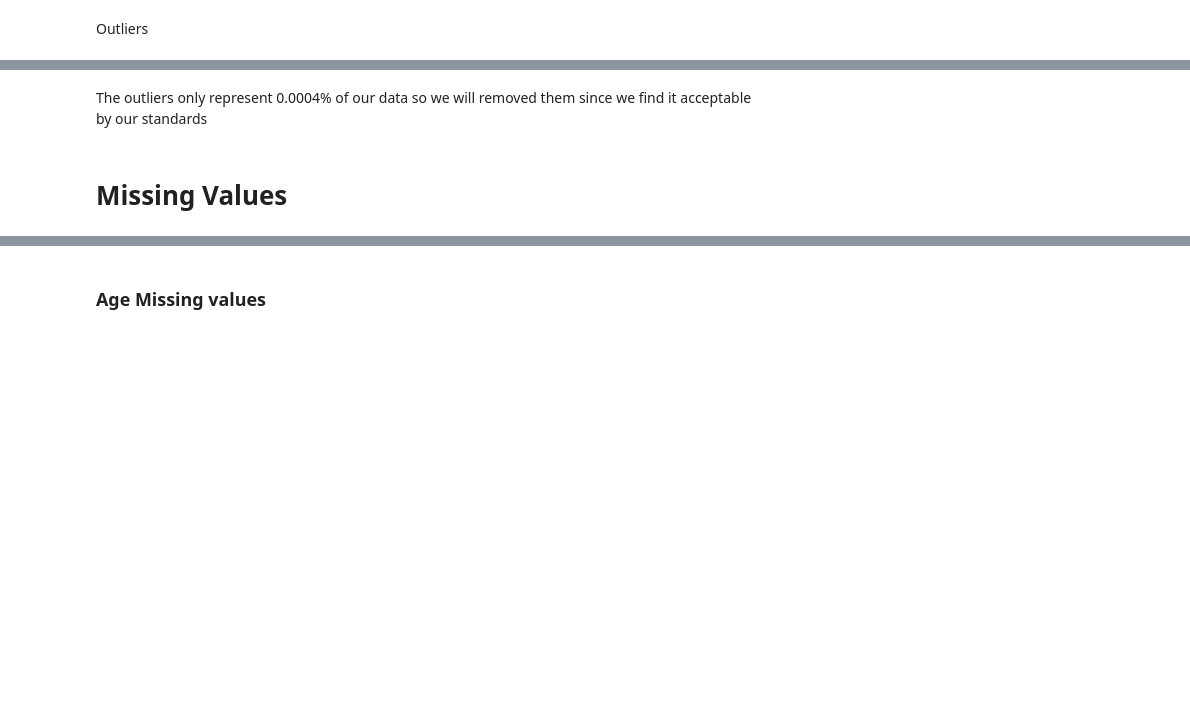
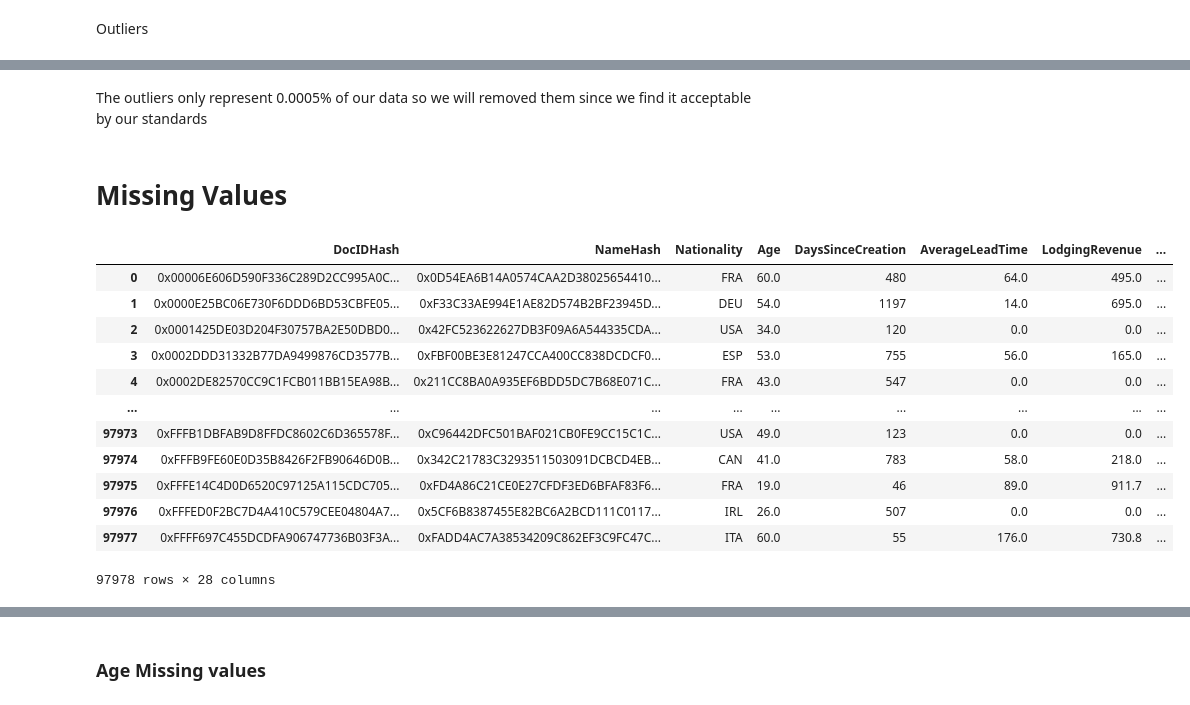
Before and after one commit to mikefferreira/BusinessCases, a Jupyter notebook: CASE1/Group_W_Case_1 07.03.ipynb, the cells around one changed output, grey strips where cells are left out. Saved outputs shown, nothing was run; the diff lists cells and outputs as text; code cells hidden in the pictures; blank space fills up the shorter version.

```diff
--- a/CASE1/Group_W_Case_1 07.03.ipynb
+++ b/CASE1/Group_W_Case_1 07.03.ipynb
@@ -1485,5 +1638,5 @@ Percentage of data kept after removing outliers: 0.9996
 # %% [markdown]
-The outliers only represent 0.0004% of our data so we will removed them since we find it acceptable by our standards
+The outliers only represent 0.0005% of our data so we will removed them since we find it acceptable by our standards
 # %%
 # Reset index after deleting outliers
 df_filters_outliers.reset_index(drop=True, inplace=True)
@@ -1494,6 +1647,22 @@ df= df_filters_outliers.copy()
 # Missing Values
 # %%
 df_mv = df.copy()
+# %%
+df_mv
+# %% [output]
+|  | DocIDHash | NameHash | Nationality | Age | DaysSinceCreation | AverageLeadTime | LodgingRevenue | ... |
+| 0 | 0x00006E606D590F336C289D2CC995A0C... | 0x0D54EA6B14A0574CAA2D38025654410... | FRA | 60.0 | 480 | 64.0 | 495.0 | ... |
+| 1 | 0x0000E25BC06E730F6DDD6BD53CBFE05... | 0xF33C33AE994E1AE82D574B2BF23945D... | DEU | 54.0 | 1197 | 14.0 | 695.0 | ... |
+| 2 | 0x0001425DE03D204F30757BA2E50DBD0... | 0x42FC523622627DB3F09A6A544335CDA... | USA | 34.0 | 120 | 0.0 | 0.0 | ... |
+| 3 | 0x0002DDD31332B77DA9499876CD3577B... | 0xFBF00BE3E81247CCA400CC838DCDCF0... | ESP | 53.0 | 755 | 56.0 | 165.0 | ... |
+| 4 | 0x0002DE82570CC9C1FCB011BB15EA98B... | 0x211CC8BA0A935EF6BDD5DC7B68E071C... | FRA | 43.0 | 547 | 0.0 | 0.0 | ... |
+| ... | ... | ... | ... | ... | ... | ... | ... | ... |
+| 97973 | 0xFFFB1DBFAB9D8FFDC8602C6D365578F... | 0xC96442DFC501BAF021CB0FE9CC15C1C... | USA | 49.0 | 123 | 0.0 | 0.0 | ... |
+| 97974 | 0xFFFB9FE60E0D35B8426F2FB90646D0B... | 0x342C21783C3293511503091DCBCD4EB... | CAN | 41.0 | 783 | 58.0 | 218.0 | ... |
+| 97975 | 0xFFFE14C4D0D6520C97125A115CDC705... | 0xFD4A86C21CE0E27CFDF3ED6BFAF83F6... | FRA | 19.0 | 46 | 89.0 | 911.7 | ... |
+| 97976 | 0xFFFED0F2BC7D4A410C579CEE04804A7... | 0x5CF6B8387455E82BC6A2BCD111C0117... | IRL | 26.0 | 507 | 0.0 | 0.0 | ... |
+| 97977 | 0xFFFF697C455DCDFA906747736B03F3A... | 0xFADD4AC7A38534209C862EF3C9FC47C... | ITA | 60.0 | 55 | 176.0 | 730.8 | ... |
+97978 rows × 28 columns
 # %%
 df_mv.isna().sum()
 # %% [output]
```
Also changed, not shown: parts of 37 cells of this notebook.
